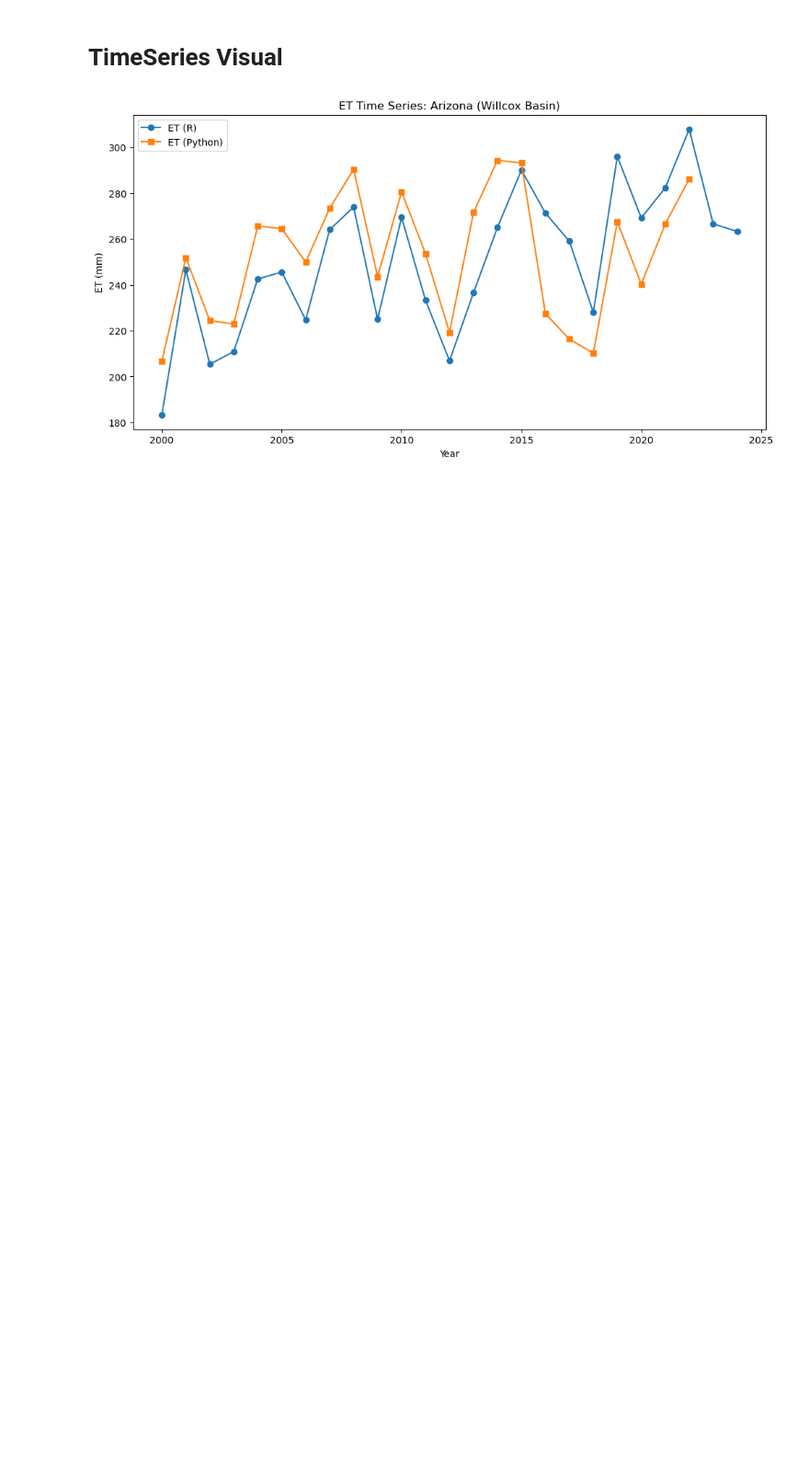
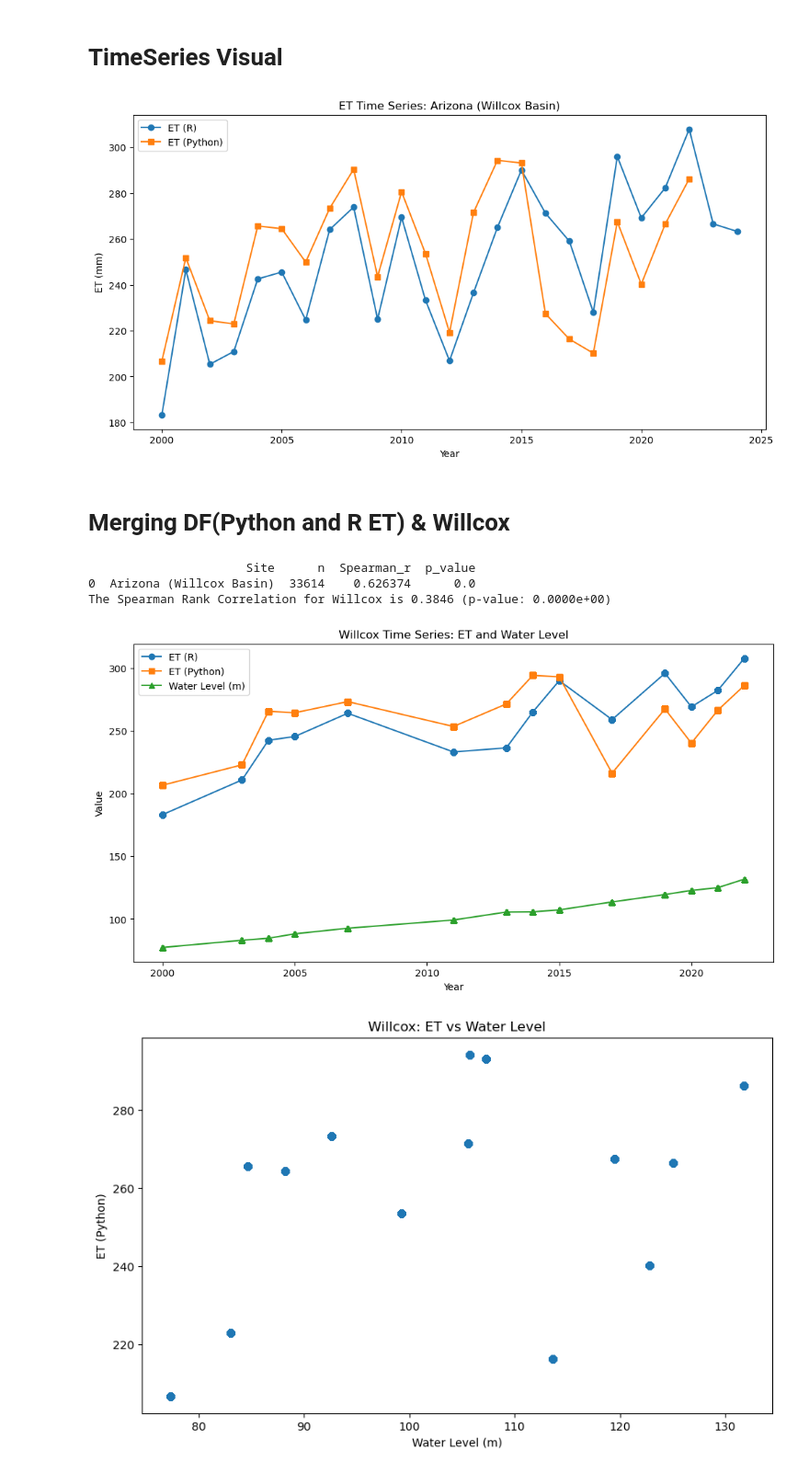
Before and after one commit to meds-AridGW/GW-depth-data-exploration, a Jupyter notebook: spearman_stats.ipynb, the cells around one changed output. Shown at 92% size. Saved outputs shown, nothing was run; the diff lists cells and outputs as text; code cells hidden in the pictures; blank space fills up the shorter version.

Commit message:
Add timeseries with water level and compare with ET from R and python

```diff
--- a/spearman_stats.ipynb
+++ b/spearman_stats.ipynb
@@ -23,0 +27,5 @@ df[df['Site'] == 'Arizona (Willcox Basin)'].head()
+# %%
+# Reading in willcox csv
+willcox_et = pd.read_csv('data/et_gw_merged_willcox.csv')
+
+willcox_et.head()
@@ -127,3 +162,49 @@ plt.legend()
 plt.show()
 # %% [output]
 [figure]
+# %% [markdown]
+# Merging DF(Python and R ET) & Willcox
+# %%
+# Filter df for just Willcox
+willcox_df = df[df['Site'] == 'Arizona (Willcox Basin)'].copy()
+
+# Rename YEAR to Year in willcox_et
+willcox_et = willcox_et.rename(columns={'YEAR': 'Year'})
+
+# Merge
+willcox_merged = willcox_df.merge(willcox_et[['Year', 'WaterLevel_m']],
+                                   on='Year', how='inner')
+
+# Now use the function (even though it's just one site)
+results = spearman_by_site(willcox_merged)
+print(results)
+
+# Or direct correlation
+corr, pval = stats.spearmanr(willcox_merged['ET (Python)'], willcox_merged['WaterLevel_m'])
+print(f"The Spearman Rank Correlation for Willcox is {corr:.4f} (p-value: {pval:.4e})")
+# %% [output]
+                      Site      n  Spearman_r  p_value
+0  Arizona (Willcox Basin)  33614    0.626374      0.0
+The Spearman Rank Correlation for Willcox is 0.3846 (p-value: 0.0000e+00)
+# %%
+# Time series
+plt.figure(figsize=(12, 6))
+plt.plot(willcox_merged['Year'], willcox_merged['ET (R)'], 'o-', label='ET (R)')
+plt.plot(willcox_merged['Year'], willcox_merged['ET (Python)'], 's-', label='ET (Python)')
+plt.plot(willcox_merged['Year'], willcox_merged['WaterLevel_m'], '^-', label='Water Level (m)')
+plt.xlabel('Year')
+plt.ylabel('Value')
+plt.title('Willcox Time Series: ET and Water Level')
+plt.legend()
+plt.show()
+
+# Scatterplot - ET (Python) vs Water Level
+plt.figure(figsize=(10, 6))
+plt.scatter(willcox_merged['WaterLevel_m'], willcox_merged['ET (Python)'], alpha=0.6)
+plt.xlabel('Water Level (m)')
+plt.ylabel('ET (Python)')
+plt.title('Willcox: ET vs Water Level')
+plt.show()
+# %% [output]
+[figure, added]
+[figure, added]
```
Also changed, not shown: parts of 8 cells of this notebook.
